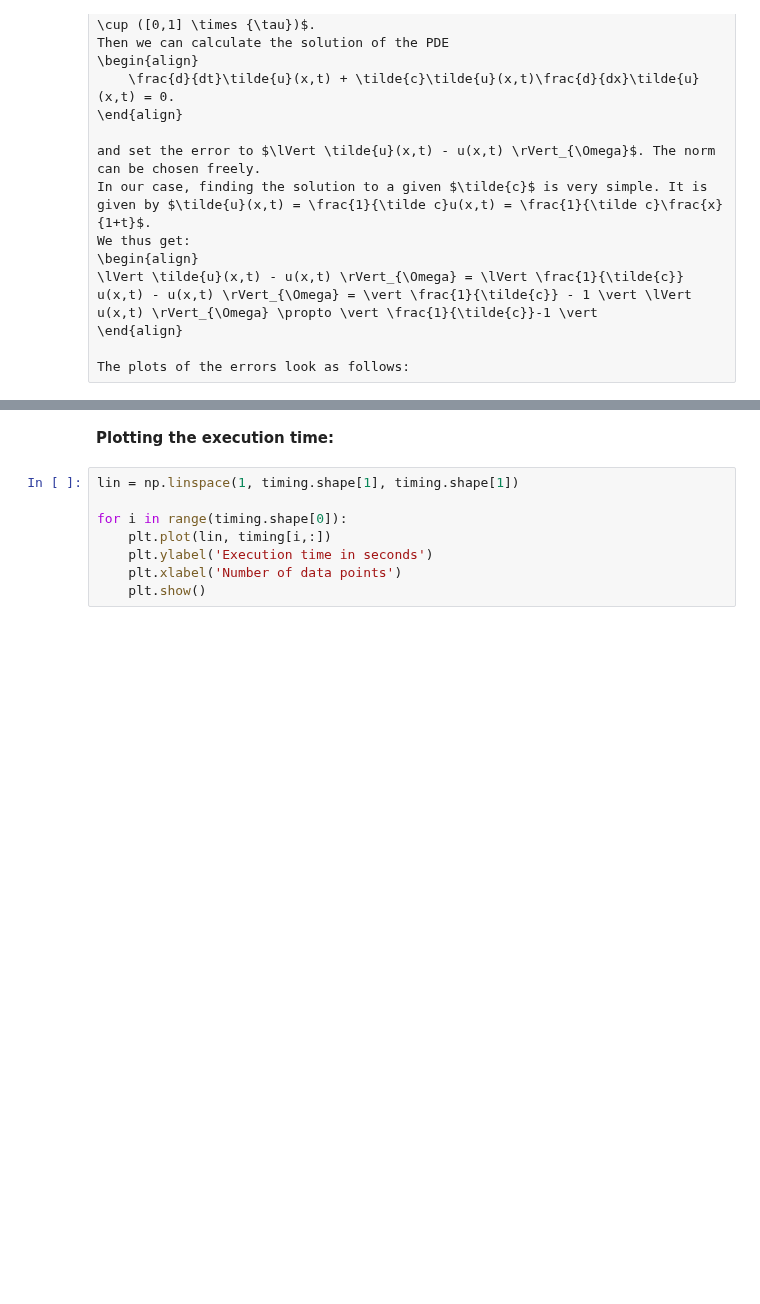
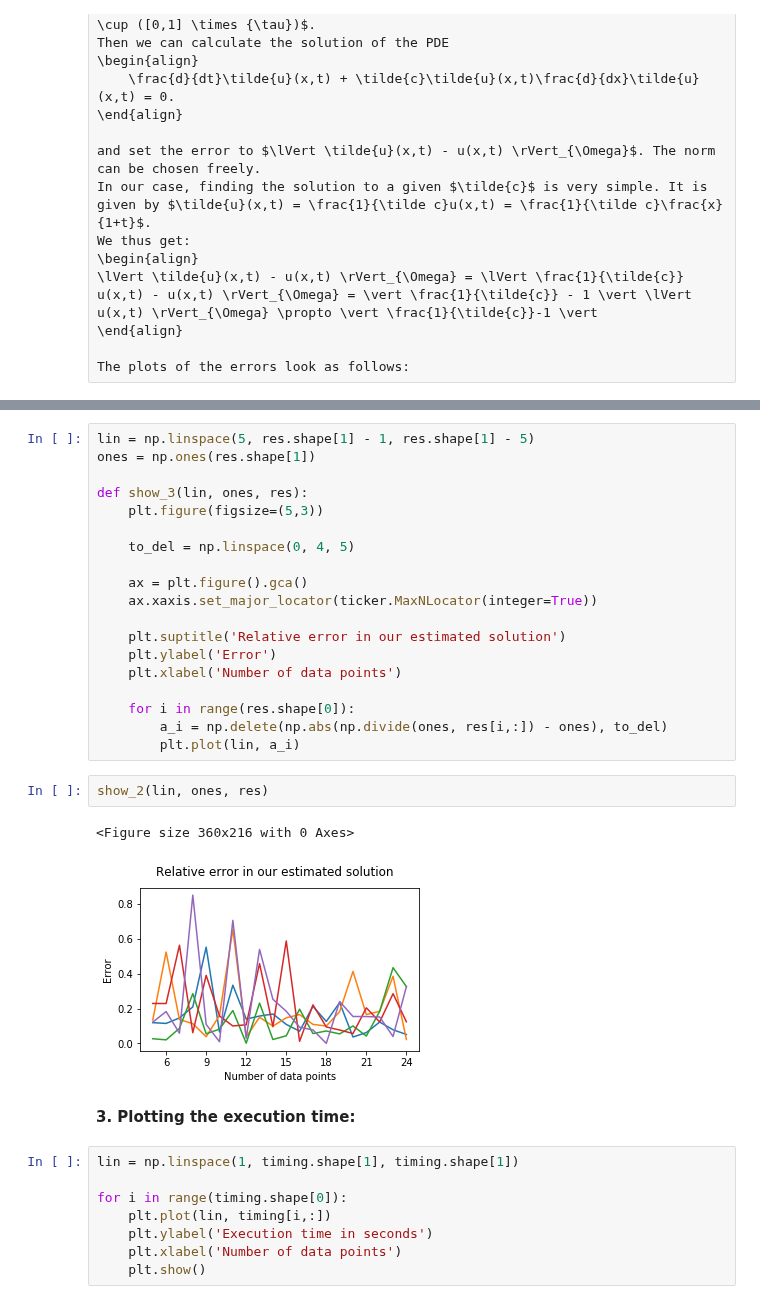
Before and after one commit to ratnania/mlhiphy, a Jupyter notebook: burgers_equation/burgerseq_mod.ipynb, the cells around one changed output, grey strips where cells are left out. Drawn from its saved outputs; the diff is of its cells as text; blank space fills up the shorter version.

```diff
--- a/burgers_equation/burgerseq_mod.ipynb
+++ b/burgers_equation/burgerseq_mod.ipynb
@@ -262,5 +290,29 @@ ax2[1].set(xlabel= r"Number of data points", ylabel= "Error");
+# %%
+lin = np.linspace(5, res.shape[1] - 1, res.shape[1] - 5)
+ones = np.ones(res.shape[1])
+
+def show_3(lin, ones, res):
+    plt.figure(figsize=(5,3))
+
+    to_del = np.linspace(0, 4, 5)
+
+    ax = plt.figure().gca()
+    ax.xaxis.set_major_locator(ticker.MaxNLocator(integer=True))
+
+    plt.suptitle('Relative error in our estimated solution')
+    plt.ylabel('Error')
+    plt.xlabel('Number of data points')
+
+    for i in range(res.shape[0]):
+        a_i = np.delete(np.abs(np.divide(ones, res[i,:]) - ones), to_del)
+        plt.plot(lin, a_i)
+# %%
+show_2(lin, ones, res)
+# %% [output]
+<Figure size 360x216 with 0 Axes>
+[figure, added]
 # %% [markdown]
-**Plotting the execution time:**
+**3. Plotting the execution time:**
 # %%
 lin = np.linspace(1, timing.shape[1], timing.shape[1])
 
```
Also changed, not shown: parts of 15 cells of this notebook, 1 other file.
